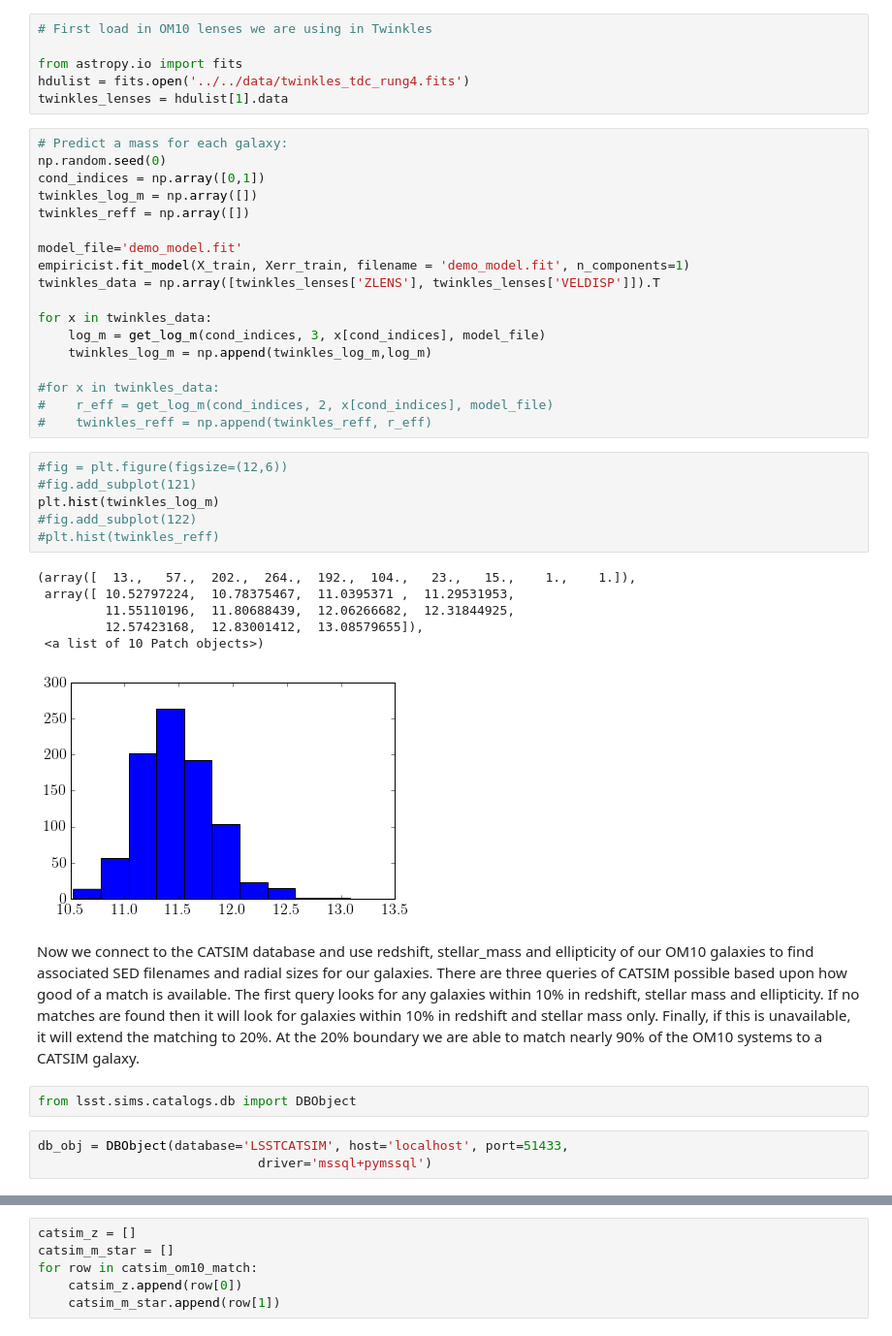
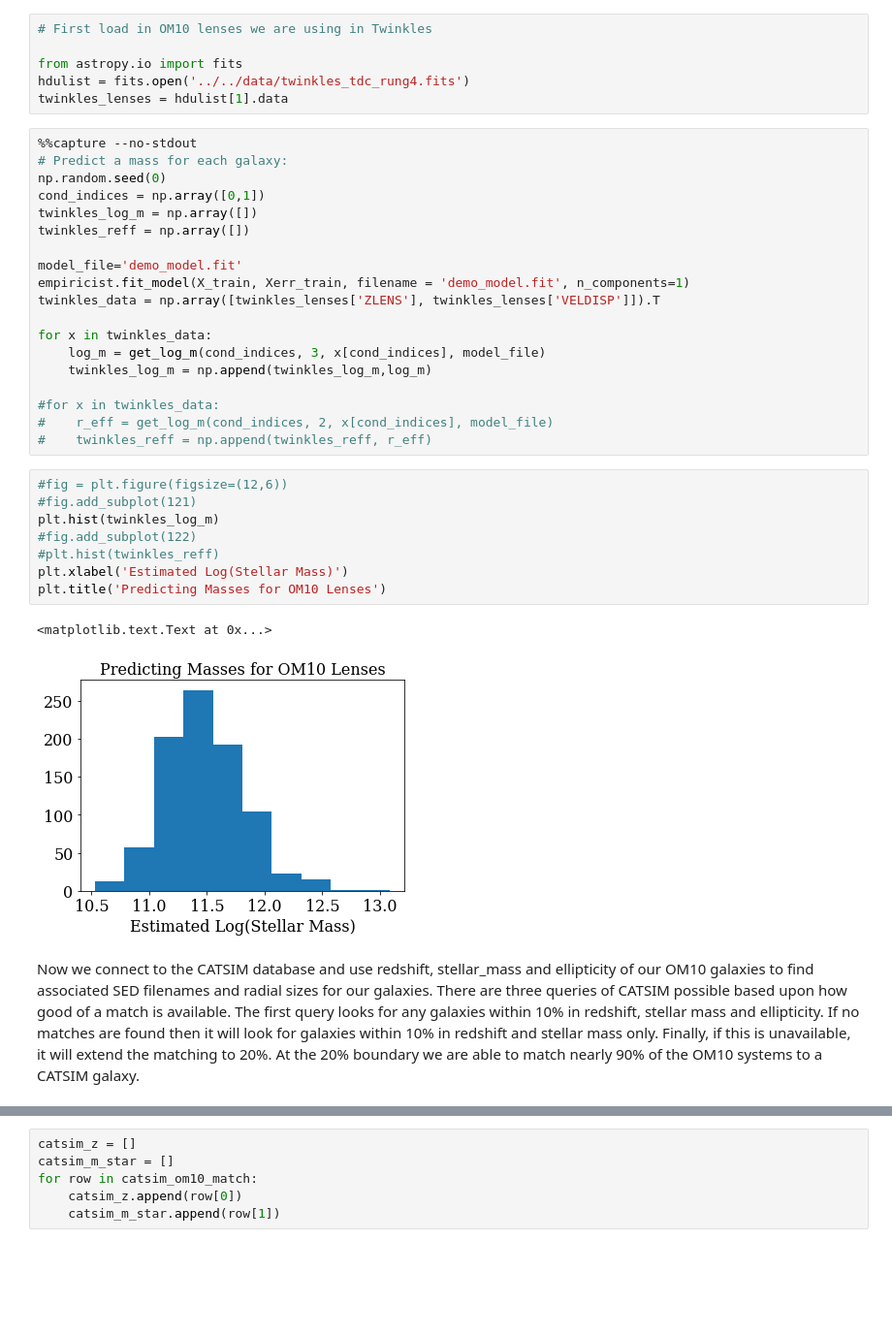
Before and after one commit to LSSTDESC/Twinkles, a Jupyter notebook: examples/notebooks/MatchingLensGalaxies.ipynb, the cells around one changed output, grey strips where cells are left out. Shown at 97% size. Saved outputs shown, nothing was run; the diff lists cells and outputs as text; blank space fills up the shorter version.

Commit message:
Starting updating notebooks to gcr-catalogs and python3.

```diff
--- a/examples/notebooks/MatchingLensGalaxies.ipynb
+++ b/examples/notebooks/MatchingLensGalaxies.ipynb
@@ -388,6 +374,7 @@ from astropy.io import fits
 hdulist = fits.open('../../data/twinkles_tdc_rung4.fits')
 twinkles_lenses = hdulist[1].data
 # %%
+%%capture --no-stdout
 # Predict a mass for each galaxy:
 np.random.seed(0)
 cond_indices = np.array([0,1])
@@ -408,20 +395,13 @@ for x in twinkles_data:
 # %%
 #fig = plt.figure(figsize=(12,6))
 #fig.add_subplot(121)
 plt.hist(twinkles_log_m)
 #fig.add_subplot(122)
 #plt.hist(twinkles_reff)
+plt.xlabel('Estimated Log(Stellar Mass)')
+plt.title('Predicting Masses for OM10 Lenses')
 # %% [output]
-(array([  13.,   57.,  202.,  264.,  192.,  104.,   23.,   15.,    1.,    1.]),
- array([ 10.52797224,  10.78375467,  11.0395371 ,  11.29531953,
-         11.55110196,  11.80688439,  12.06266682,  12.31844925,
-         12.57423168,  12.83001412,  13.08579655]),
- <a list of 10 Patch objects>)
+<matplotlib.text.Text at 0x...>
-[figure, old version]
+[figure, new version]
 # %% [markdown]
 Now we connect to the CATSIM database and use redshift, stellar_mass and ellipticity of our OM10 galaxies to find associated SED filenames and radial sizes for our galaxies. There are three queries of CATSIM possible based upon how good of a match is available. The first query looks for any galaxies within 10% in redshift, stellar mass and ellipticity. If no matches are found then it will look for galaxies within 10% in redshift and stellar mass only. Finally, if this is unavailable, it will extend the matching to 20%. At the 20% boundary we are able to match nearly 90% of the OM10 systems to a CATSIM galaxy.
-# %%
-from lsst.sims.catalogs.db import DBObject
-# %%
-db_obj = DBObject(database='LSSTCATSIM', host='localhost', port=51433,
-                             driver='mssql+pymssql')
```
Also changed, not shown: parts of 22 cells of this notebook, 1 other file.
